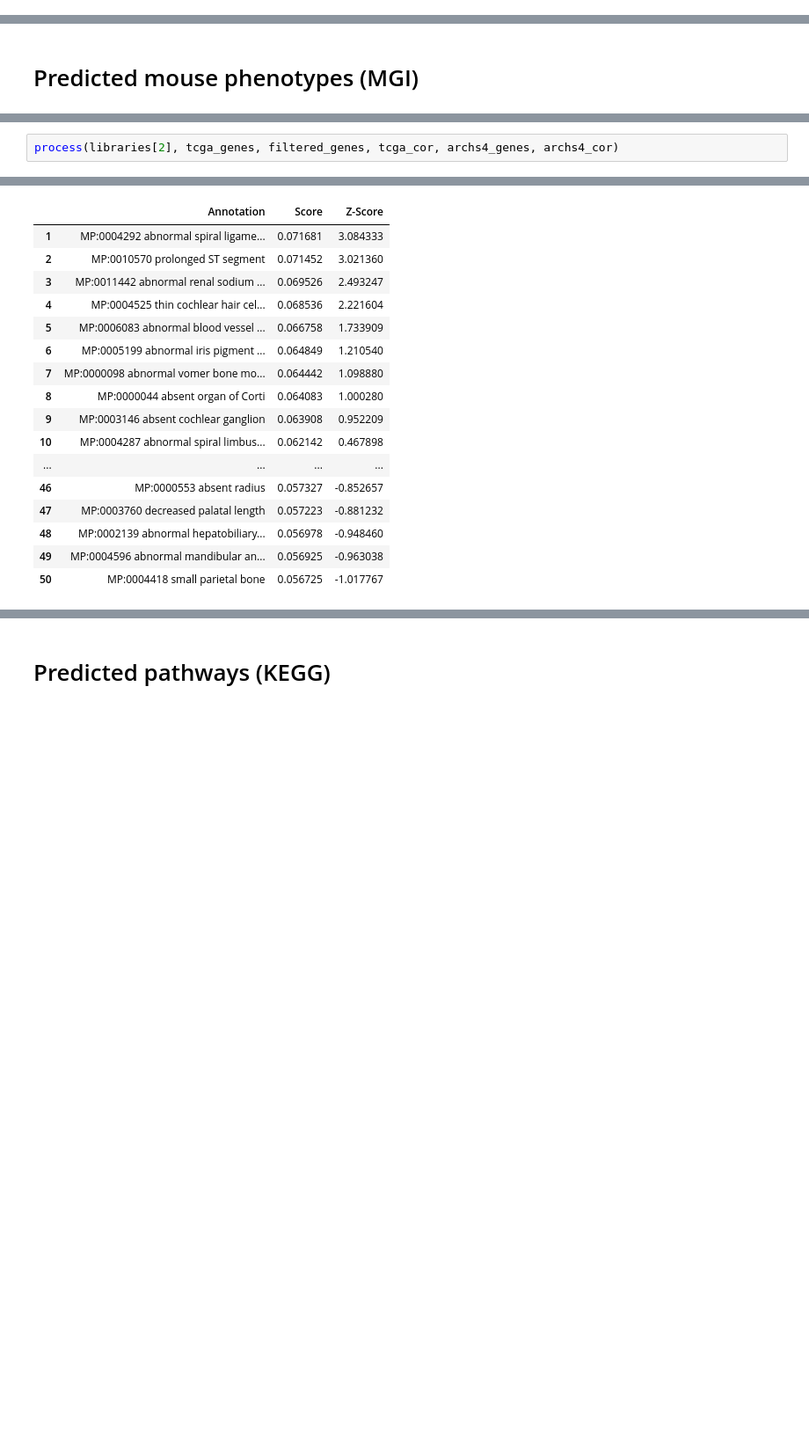
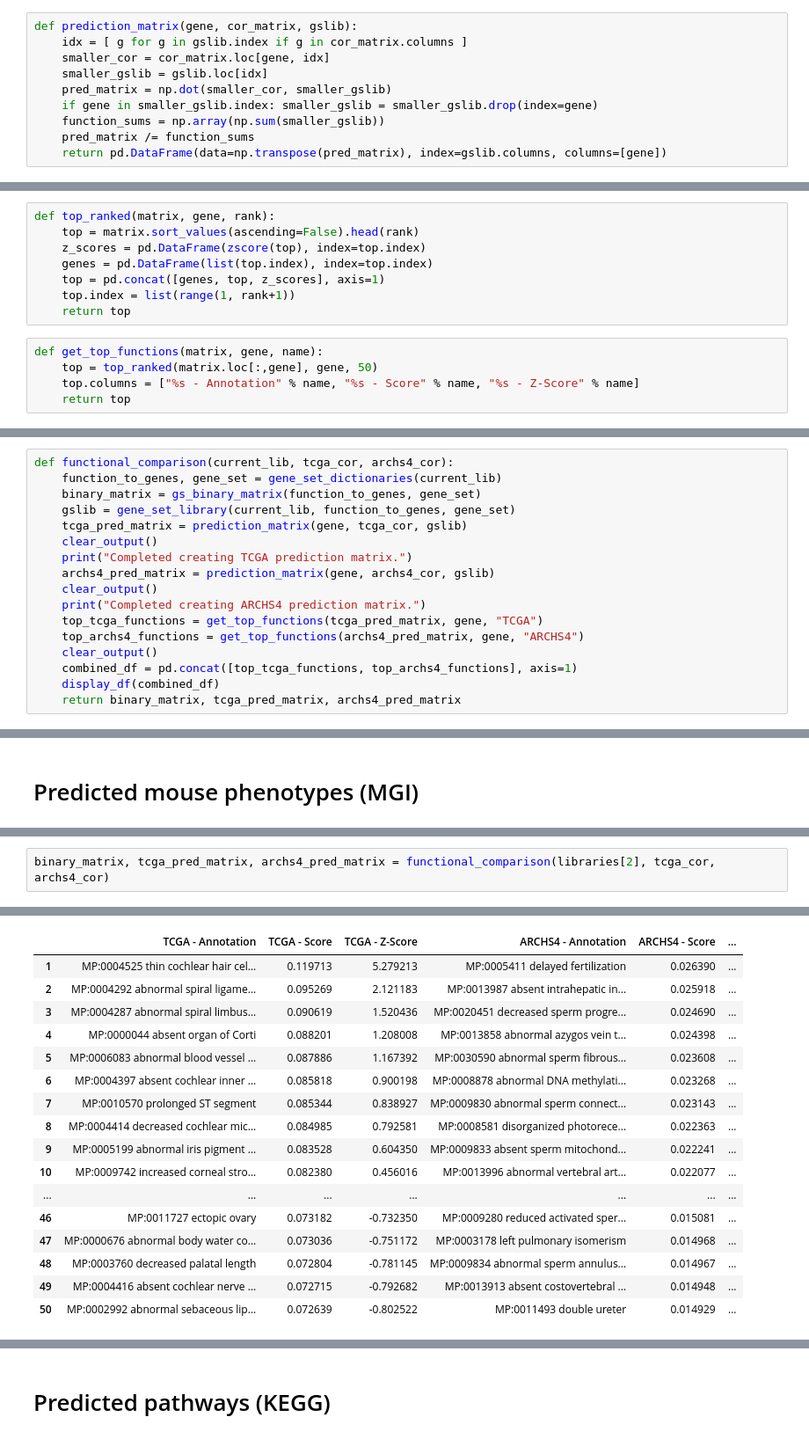
Before and after one commit to cyoon23/appyter, a Jupyter notebook: rna_predictions.ipynb, the cells around one changed output, grey strips where cells are left out. Shown: that part at 88% size. Saved outputs shown, nothing was run; the diff lists cells and outputs as text; blank space fills up the shorter version.

```diff
--- a/rna_predictions.ipynb
+++ b/rna_predictions.ipynb
@@ -201,0 +149,10 @@ def auc(y_true, tcga_probs, archs4_probs, gene):
+# %%
+def prediction_matrix(gene, cor_matrix, gslib):
+    idx = [ g for g in gslib.index if g in cor_matrix.columns ]
+    smaller_cor = cor_matrix.loc[gene, idx]
+    smaller_gslib = gslib.loc[idx]
+    pred_matrix = np.dot(smaller_cor, smaller_gslib)
+    if gene in smaller_gslib.index: smaller_gslib = smaller_gslib.drop(index=gene)
+    function_sums = np.array(np.sum(smaller_gslib))
+    pred_matrix /= function_sums
+    return pd.DataFrame(data=np.transpose(pred_matrix), index=gslib.columns, columns=[gene])
@@ -201,0 +161,13 @@ def auc(y_true, tcga_probs, archs4_probs, gene):
+# %%
+def top_ranked(matrix, gene, rank):
+    top = matrix.sort_values(ascending=False).head(rank)
+    z_scores = pd.DataFrame(zscore(top), index=top.index)
+    genes = pd.DataFrame(list(top.index), index=top.index)
+    top = pd.concat([genes, top, z_scores], axis=1)
+    top.index = list(range(1, rank+1))
+    return top
+# %%
+def get_top_functions(matrix, gene, name):
+    top = top_ranked(matrix.loc[:,gene], gene, 50)
+    top.columns = ["%s - Annotation" % name, "%s - Score" % name, "%s - Z-Score" % name]
+    return top
@@ -201,0 +223,17 @@ def auc(y_true, tcga_probs, archs4_probs, gene):
+# %%
+def functional_comparison(current_lib, tcga_cor, archs4_cor):
+    function_to_genes, gene_set = gene_set_dictionaries(current_lib)
+    binary_matrix = gs_binary_matrix(function_to_genes, gene_set)
+    gslib = gene_set_library(current_lib, function_to_genes, gene_set)
+    tcga_pred_matrix = prediction_matrix(gene, tcga_cor, gslib)
+    clear_output()
+    print("Completed creating TCGA prediction matrix.")
+    archs4_pred_matrix = prediction_matrix(gene, archs4_cor, gslib)
+    clear_output()
+    print("Completed creating ARCHS4 prediction matrix.")
+    top_tcga_functions = get_top_functions(tcga_pred_matrix, gene, "TCGA")
+    top_archs4_functions = get_top_functions(archs4_pred_matrix, gene, "ARCHS4")
+    clear_output()
+    combined_df = pd.concat([top_tcga_functions, top_archs4_functions], axis=1)
+    display_df(combined_df)
+    return binary_matrix, tcga_pred_matrix, archs4_pred_matrix
@@ -250,3 +330,3 @@ ARCHS4
 # %%
-process(libraries[2], tcga_genes, filtered_genes, tcga_cor, archs4_genes, archs4_cor)
+binary_matrix, tcga_pred_matrix, archs4_pred_matrix = functional_comparison(libraries[2], tcga_cor, archs4_cor)
 # %% [output]
@@ -255,17 +333,17 @@ TCGA
-|  | Annotation | Score | Z-Score |
-| 1 | MP:0004292 abnormal spiral ligame... | 0.071681 | 3.084333 |
-| 2 | MP:0010570 prolonged ST segment | 0.071452 | 3.021360 |
-| 3 | MP:0011442 abnormal renal sodium ... | 0.069526 | 2.493247 |
-| 4 | MP:0004525 thin cochlear hair cel... | 0.068536 | 2.221604 |
-| 5 | MP:0006083 abnormal blood vessel ... | 0.066758 | 1.733909 |
-| 6 | MP:0005199 abnormal iris pigment ... | 0.064849 | 1.210540 |
-| 7 | MP:0000098 abnormal vomer bone mo... | 0.064442 | 1.098880 |
-| 8 | MP:0000044 absent organ of Corti | 0.064083 | 1.000280 |
-| 9 | MP:0003146 absent cochlear ganglion | 0.063908 | 0.952209 |
-| 10 | MP:0004287 abnormal spiral limbus... | 0.062142 | 0.467898 |
-| ... | ... | ... | ... |
-| 46 | MP:0000553 absent radius | 0.057327 | -0.852657 |
-| 47 | MP:0003760 decreased palatal length | 0.057223 | -0.881232 |
-| 48 | MP:0002139 abnormal hepatobiliary... | 0.056978 | -0.948460 |
-| 49 | MP:0004596 abnormal mandibular an... | 0.056925 | -0.963038 |
-| 50 | MP:0004418 small parietal bone | 0.056725 | -1.017767 |
+|  | TCGA - Annotation | TCGA - Score | TCGA - Z-Score | ARCHS4 - Annotation | ARCHS4 - Score | ... |
+| 1 | MP:0004525 thin cochlear hair cel... | 0.119713 | 5.279213 | MP:0005411 delayed fertilization | 0.026390 | ... |
+| 2 | MP:0004292 abnormal spiral ligame... | 0.095269 | 2.121183 | MP:0013987 absent intrahepatic in... | 0.025918 | ... |
+| 3 | MP:0004287 abnormal spiral limbus... | 0.090619 | 1.520436 | MP:0020451 decreased sperm progre... | 0.024690 | ... |
+| 4 | MP:0000044 absent organ of Corti | 0.088201 | 1.208008 | MP:0013858 abnormal azygos vein t... | 0.024398 | ... |
+| 5 | MP:0006083 abnormal blood vessel ... | 0.087886 | 1.167392 | MP:0030590 abnormal sperm fibrous... | 0.023608 | ... |
+| 6 | MP:0004397 absent cochlear inner ... | 0.085818 | 0.900198 | MP:0008878 abnormal DNA methylati... | 0.023268 | ... |
+| 7 | MP:0010570 prolonged ST segment | 0.085344 | 0.838927 | MP:0009830 abnormal sperm connect... | 0.023143 | ... |
+| 8 | MP:0004414 decreased cochlear mic... | 0.084985 | 0.792581 | MP:0008581 disorganized photorece... | 0.022363 | ... |
+| 9 | MP:0005199 abnormal iris pigment ... | 0.083528 | 0.604350 | MP:0009833 absent sperm mitochond... | 0.022241 | ... |
+| 10 | MP:0009742 increased corneal stro... | 0.082380 | 0.456016 | MP:0013996 abnormal vertebral art... | 0.022077 | ... |
+| ... | ... | ... | ... | ... | ... | ... |
+| 46 | MP:0011727 ectopic ovary | 0.073182 | -0.732350 | MP:0009280 reduced activated sper... | 0.015081 | ... |
+| 47 | MP:0000676 abnormal body water co... | 0.073036 | -0.751172 | MP:0003178 left pulmonary isomerism | 0.014968 | ... |
+| 48 | MP:0003760 decreased palatal length | 0.072804 | -0.781145 | MP:0009834 abnormal sperm annulus... | 0.014967 | ... |
+| 49 | MP:0004416 absent cochlear nerve ... | 0.072715 | -0.792682 | MP:0013913 absent costovertebral ... | 0.014948 | ... |
+| 50 | MP:0002992 abnormal sebaceous lip... | 0.072639 | -0.802522 | MP:0011493 double ureter | 0.014929 | ... |
```
Also changed, not shown: parts of 56 cells of this notebook.
